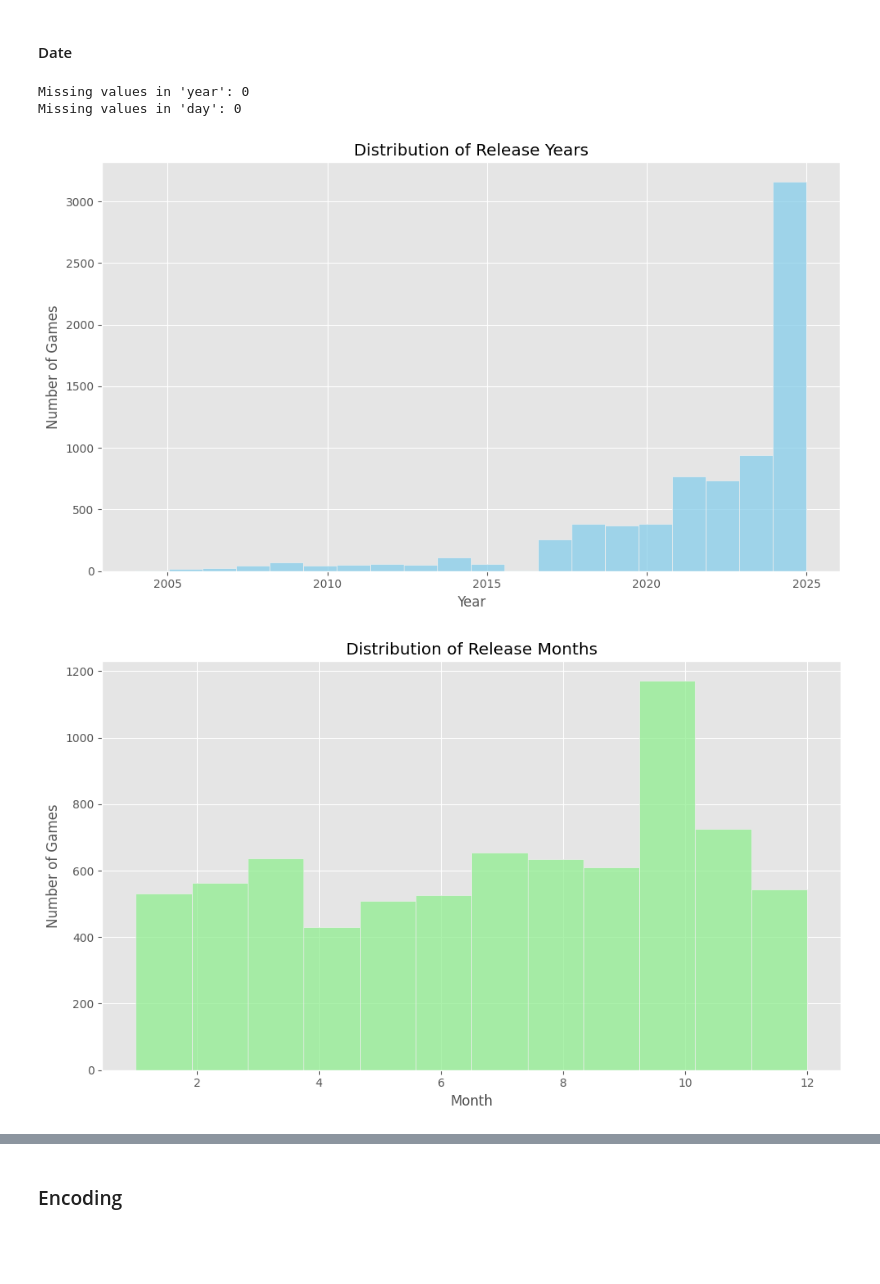
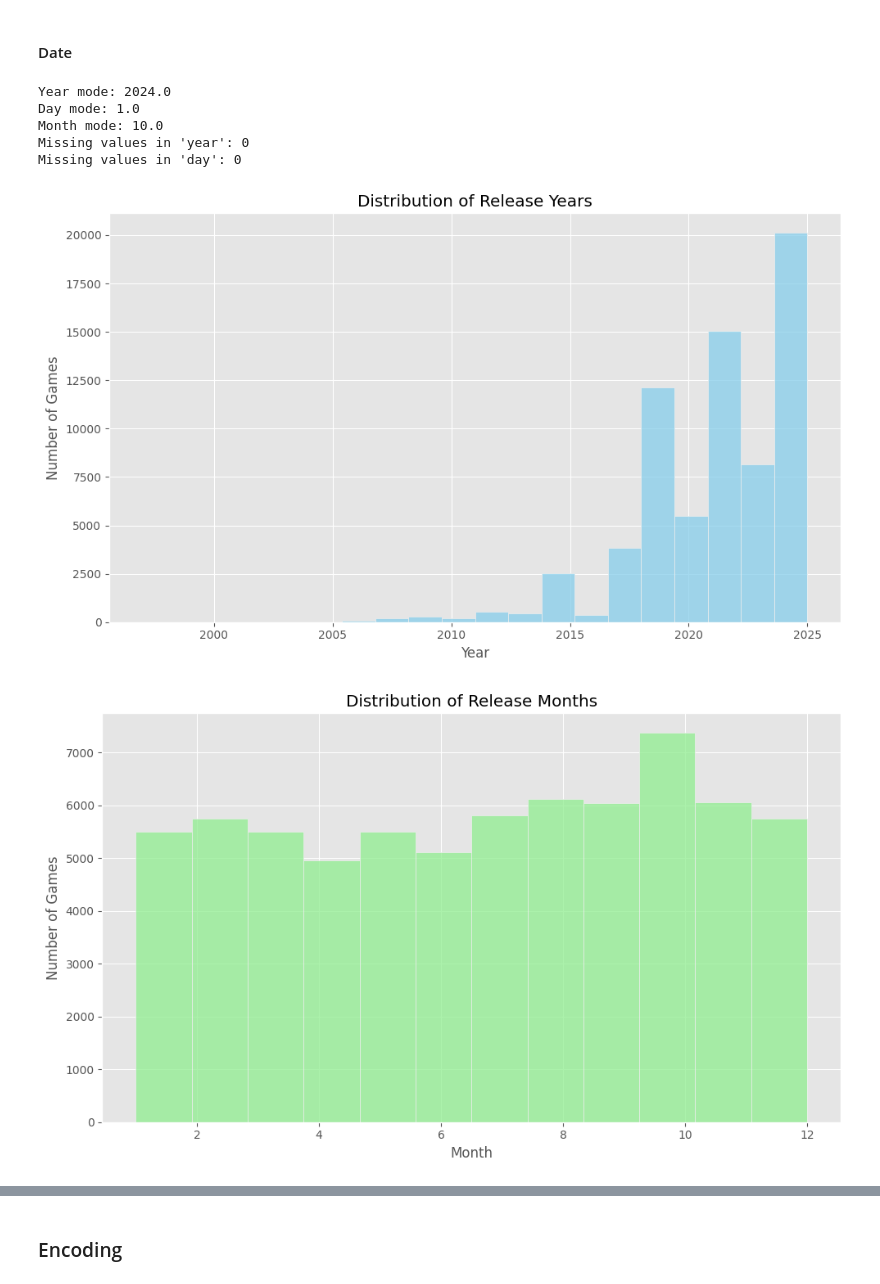
Before and after one commit to ahany42/SteamGamesPredictions, a Jupyter notebook: notebook.ipynb, the cells around one changed output, grey strips where cells are left out. Saved outputs shown, nothing was run; the diff lists cells and outputs as text; code cells hidden in the pictures; blank space fills up the shorter version.

Commit message:
Kaggle Notebook | Steam Games | v 29

```diff
--- a/notebook.ipynb
+++ b/notebook.ipynb
@@ -84,8 +84,8 @@ def MergeDatasets(demos, dlcs, gamalytic, info , OutputFileName):
       info["Full_game_appid"] = info["Full_game_appid"].astype(str)
 
 
-      merged_df = demos.merge(dlcs, on="Full_game_appid", how="left") \
-                  .merge(gamalytic, on="Full_game_appid", how="inner") \
+      merged_df = demos.merge(dlcs, on="Full_game_appid", how="inner") \
+                  .merge(gamalytic, on="Full_game_appid", how="right") \
                   .merge(info, on="Full_game_appid", how="left")
       merged_df.drop(columns=['Unnamed: 0','demo_appid','dlc_appid','Full_game_appid'], inplace=True)
       merged_df.to_csv(f"D:\\ML Milestone 1\\ML milestone 1\\data\\raw\\{OutputFileName}.csv", index=False)
@@ -691,7 +701,12 @@ df['day'] = df['release_date'].dt.day
 df['year'] = df['year'].fillna(df['year'].mode()[0])
 df['day'] = df['day'].fillna(df['day'].mode()[0])
 df['month'] = df['month'].fillna(df['month'].mode()[0])
-
+year_mode = df['year'].mode()[0]
+day_mode = df['day'].mode()[0]
+month_mode = df['month'].mode()[0]
+print(f"Year mode: {year_mode}")
+print(f"Day mode: {day_mode}")
+print(f"Month mode: {month_mode}")
 
 print(f"Missing values in 'year': {df['year'].isnull().sum()}")
 print(f"Missing values in 'day': {df['day'].isnull().sum()}")
@@ -701,32 +716,35 @@ df = df.drop('release_date', axis=1)
 
 plt.figure(figsize=(10, 6))
 sns.histplot(df['year'], kde=False, bins=20, color='skyblue')
 plt.title('Distribution of Release Years')
 plt.xlabel('Year')
 plt.ylabel('Number of Games')
 plt.grid(True)
 plt.tight_layout()
 plt.show()
 
 plt.figure(figsize=(10, 6))
 sns.histplot(df['month'], kde=False, bins=12, color='lightgreen')
 plt.title('Distribution of Release Months')
 plt.xlabel('Month')
 plt.ylabel('Number of Games')
 plt.grid(True)
 plt.tight_layout()
 plt.show()
 
 plt.figure(figsize=(10, 6))
 sns.histplot(df['day'], kde=False, bins=31, color='salmon')
 plt.title('Distribution of Release Days')
 plt.xlabel('Day of the Month')
 plt.ylabel('Number of Games')
 plt.grid(True)
 plt.tight_layout()
 plt.show()
 # %% [output]
+Year mode: 2024.0
+Day mode: 1.0
+Month mode: 10.0
 Missing values in 'year': 0
 Missing values in 'day': 0
-[figure, old version]
+[figure, new version]
-[figure, old version]
+[figure, new version]
```
Also changed, not shown: parts of 88 cells of this notebook.
